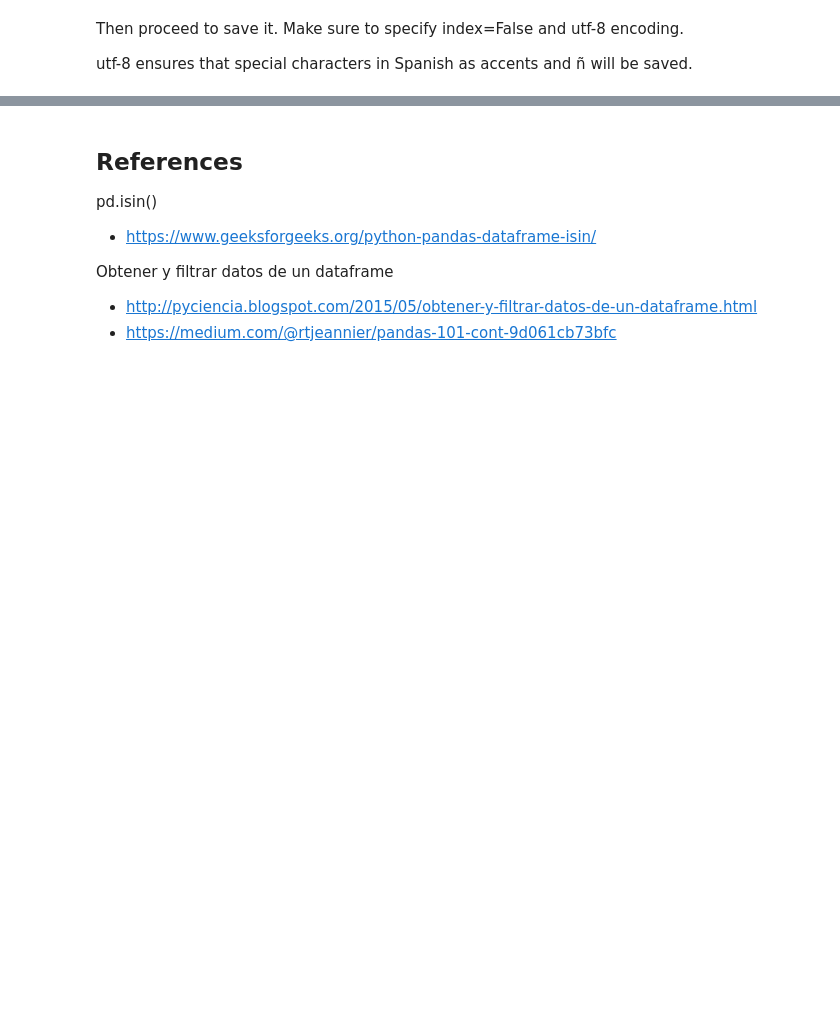
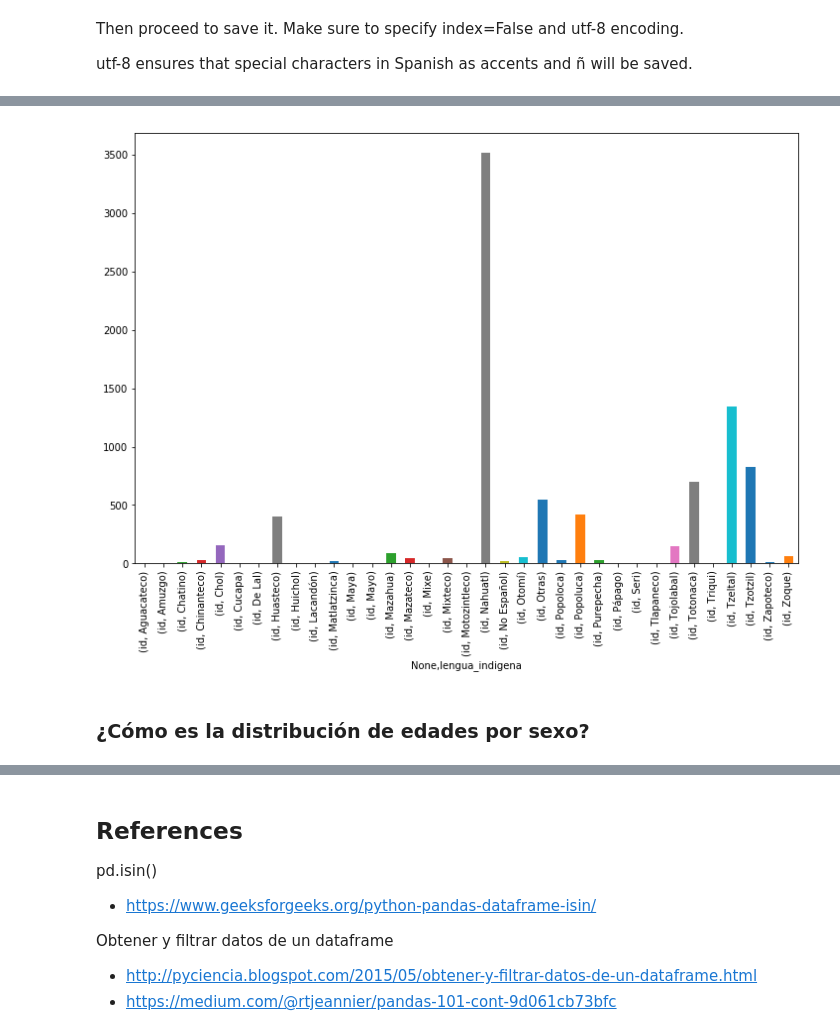
Before and after one commit to Lilianasu/SNEmpleo, a Jupyter notebook: 4.3 Cleaning candidatos.ipynb, the cells around one changed output, grey strips where cells are left out. Drawn from its saved outputs; the diff is of its cells as text; code cells hidden in the pictures; blank space fills up the shorter version.

```diff
--- a/4.3 Cleaning candidatos.ipynb
+++ b/4.3 Cleaning candidatos.ipynb
@@ -708,0 +657,10 @@ fig = plt.figure(FigureClass=Waffle,
+# %%
+g3 = pd.DataFrame(candidatos_clean.groupby(['lengua_indigena'])['id'].count(), )
+# %%
+g3 = g3.drop(index='No');
+# %%
+g3.unstack().plot.bar(figsize=(12,8));
+# %% [output]
+[figure, added]
+# %% [markdown]
+### ¿Cómo es la distribución de edades por sexo?
```
Also changed, not shown: parts of 122 cells of this notebook, 1 other file.
